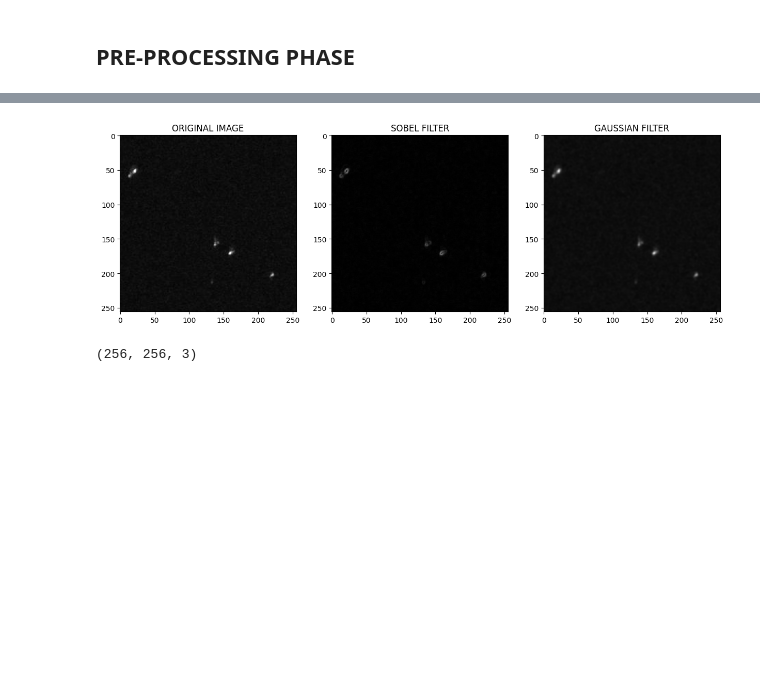
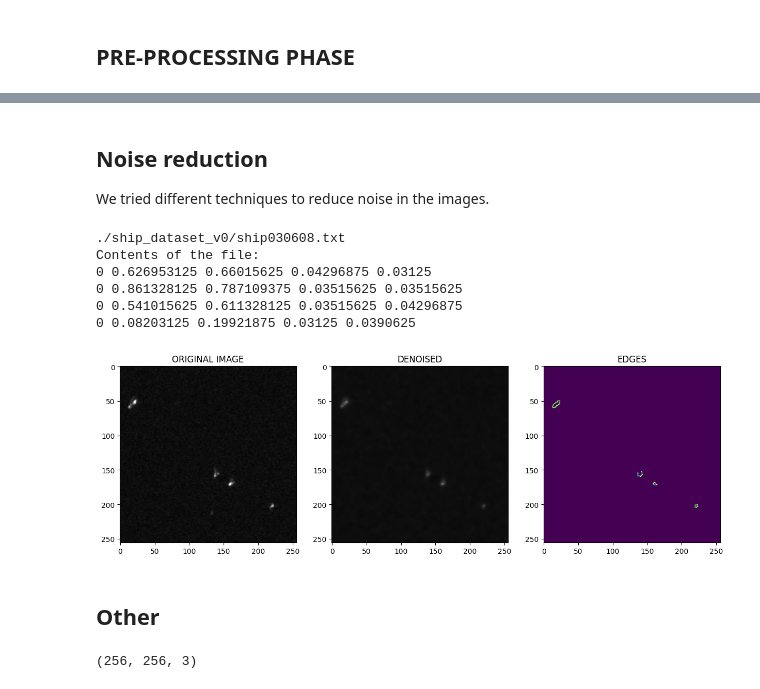
Before and after one commit to eboss-dev/progetto, a Jupyter notebook: project.ipynb, the cells around one changed output, grey strips where cells are left out. Drawn from its saved outputs; the diff is of its cells as text; code cells hidden in the pictures; blank space fills up the shorter version.

Commit message:
Reorganized the first image processing sections

```diff
--- a/project.ipynb
+++ b/project.ipynb
@@ -29,21 +72,44 @@ def imshow_all(*images, titles=None):
+# %% [markdown]
+## Noise reduction
+
+We tried different techniques to reduce noise in the images.
 # %%
-# in this file there are 4 ships
-BASE_DIR = './ship_dataset_v0/'
+ship_number = 'ship030608'
+file_jpg = BASE_DIR + ship_number + '.jpg'
+img = cv2.imread(file_jpg)
 
-from skimage import filters
-
-
-file = 'ship030608.jpg'
-example_image=cv2.imread(BASE_DIR+file)
+file_txt = BASE_DIR + ship_number + '.txt'
+print(file_txt)
+with open(file_txt, 'r') as file:
+    file_content = file.read()
+    print("Contents of the file:")
+    print(file_content)
 
 # gaussian is not good for what we want to achieve, we need to enchance the bright colors...
-imshow_all(example_image, filters.sobel(example_image), filters.gaussian(example_image), titles=["ORIGINAL IMAGE", "SOBEL FILTER", "GAUSSIAN FILTER"])
+# imshow_all(example_image, filters.sobel(example_image), filters.gaussian(example_image), titles=["ORIGINAL IMAGE", "SOBEL FILTER", "GAUSSIAN FILTER"])
 
+gaussian_blur = cv2.GaussianBlur(img, (3, 3), cv2.BORDER_DEFAULT)
 
+median_blur = cv2.medianBlur(img, 7)
 
+bilateral_blur = cv2.bilateralFilter(img, 10, 35, 25)
+
+canny = cv2.Canny(median_blur, 125, 175)
+
+imshow_all(img, median_blur, canny, titles=["ORIGINAL IMAGE",  "DENOISED", "EDGES"])
+
+example_image = img
 # we want also to precise in the shore since the difficulty to detect sea and land and then performing the classification comes from that
 # %% [output]
+./ship_dataset_v0/ship030608.txt
+Contents of the file:
+0 0.626953125 0.66015625 0.04296875 0.03125
+0 0.861328125 0.787109375 0.03515625 0.03515625
+0 0.541015625 0.611328125 0.03515625 0.04296875
+0 0.08203125 0.19921875 0.03125 0.0390625
-[figure, old version]
+[figure, new version]
+# %% [markdown]
+## Other
 # %%
 # other denoise filters
 
```
Also changed, not shown: parts of 7 cells of this notebook.
